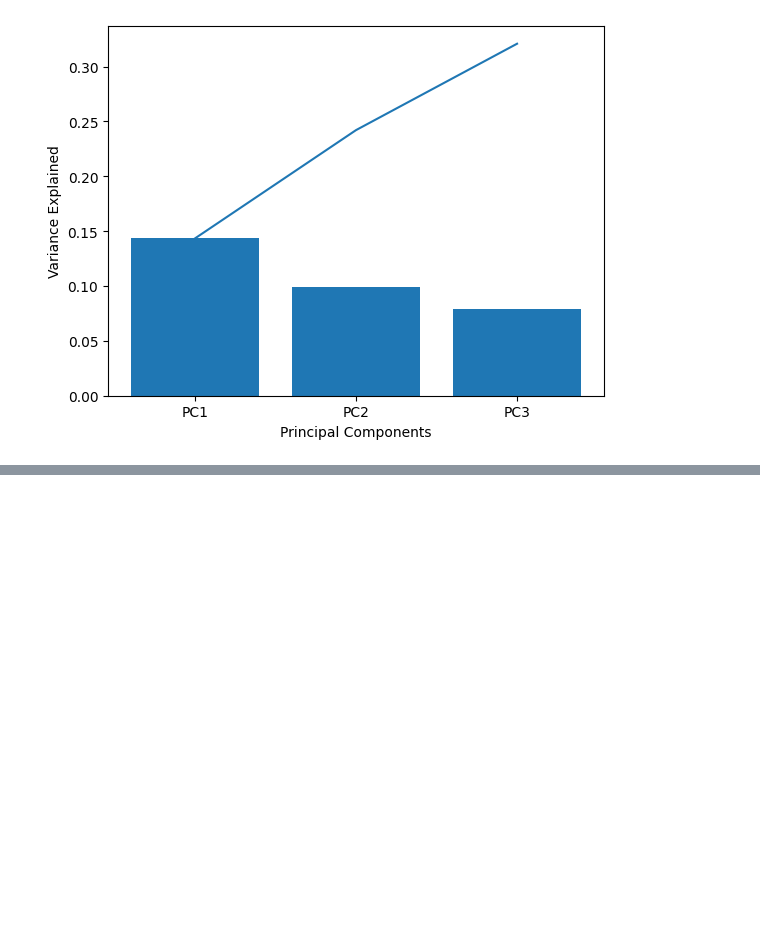
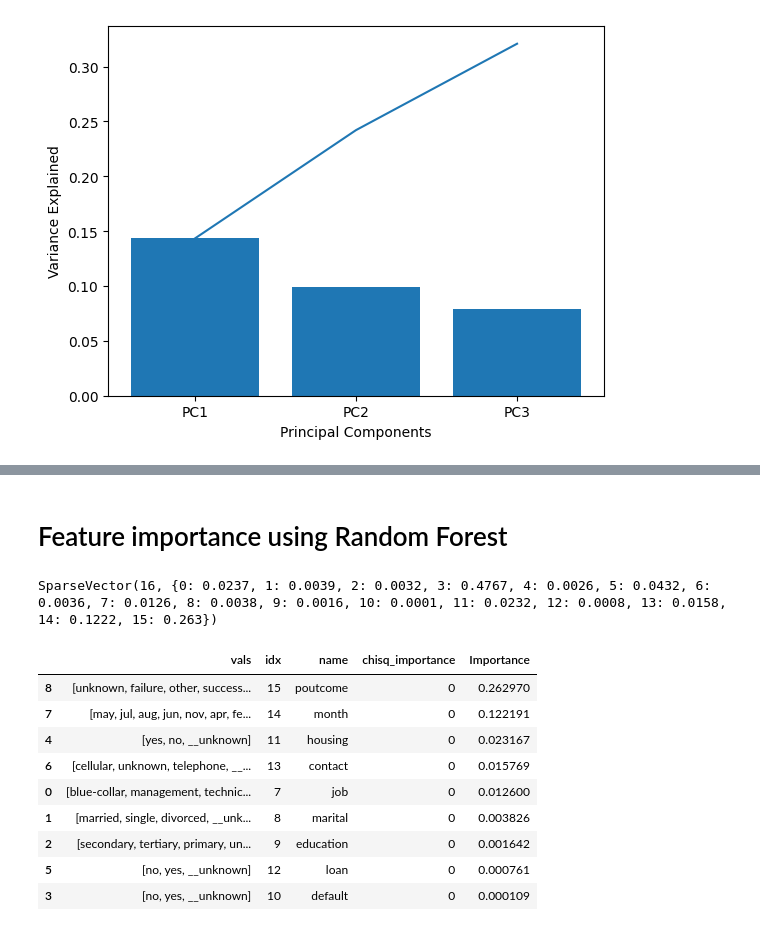
Before and after one commit to ankesh86/PySparkNotebooks, a Jupyter notebook: EDAStepsOfHousingDataset.ipynb, the cells around one changed output, grey strips where cells are left out. Saved outputs shown, nothing was run; the diff lists cells and outputs as text; code cells hidden in the pictures; blank space fills up the shorter version.

```diff
--- a/EDAStepsOfHousingDataset.ipynb
+++ b/EDAStepsOfHousingDataset.ipynb
@@ -613,0 +672,2 @@ plt.plot(x, z)
+# %%
+features_df['chisq_importance'] = features_df['idx'].apply(lambda x: 1 if x in chi_selector.selectedFeatures else 0)
@@ -613,0 +694,10 @@ plt.plot(x, z)
+# %% [markdown]
+# Feature importance using Random Forest
+# %%
+from pyspark.ml.classification import RandomForestClassifier
+rf = RandomForestClassifier(featuresCol='features', labelCol=target_variable_name)
+
+rf_model = rf.fit(df)
+rf_model.featureImportances
+# %% [output]
+SparseVector(16, {0: 0.0237, 1: 0.0039, 2: 0.0032, 3: 0.4767, 4: 0.0026, 5: 0.0432, 6: 0.0036, 7: 0.0126, 8: 0.0038, 9: 0.0016, 10: 0.0001, 11: 0.0232, 12: 0.0008, 13: 0.0158, 14: 0.1222, 15: 0.263})
@@ -613,0 +711,13 @@ plt.plot(x, z)
+# %%
+features_df
+# %% [output]
+|  | vals | idx | name | chisq_importance | Importance |
+| 8 | [unknown, failure, other, success... | 15 | poutcome | 0 | 0.262970 |
+| 7 | [may, jul, aug, jun, nov, apr, fe... | 14 | month | 0 | 0.122191 |
+| 4 | [yes, no, __unknown] | 11 | housing | 0 | 0.023167 |
+| 6 | [cellular, unknown, telephone, __... | 13 | contact | 0 | 0.015769 |
+| 0 | [blue-collar, management, technic... | 7 | job | 0 | 0.012600 |
+| 1 | [married, single, divorced, __unk... | 8 | marital | 0 | 0.003826 |
+| 2 | [secondary, tertiary, primary, un... | 9 | education | 0 | 0.001642 |
+| 5 | [no, yes, __unknown] | 12 | loan | 0 | 0.000761 |
+| 3 | [no, yes, __unknown] | 10 | default | 0 | 0.000109 |
```
Also changed, not shown: parts of 18 cells of this notebook.
